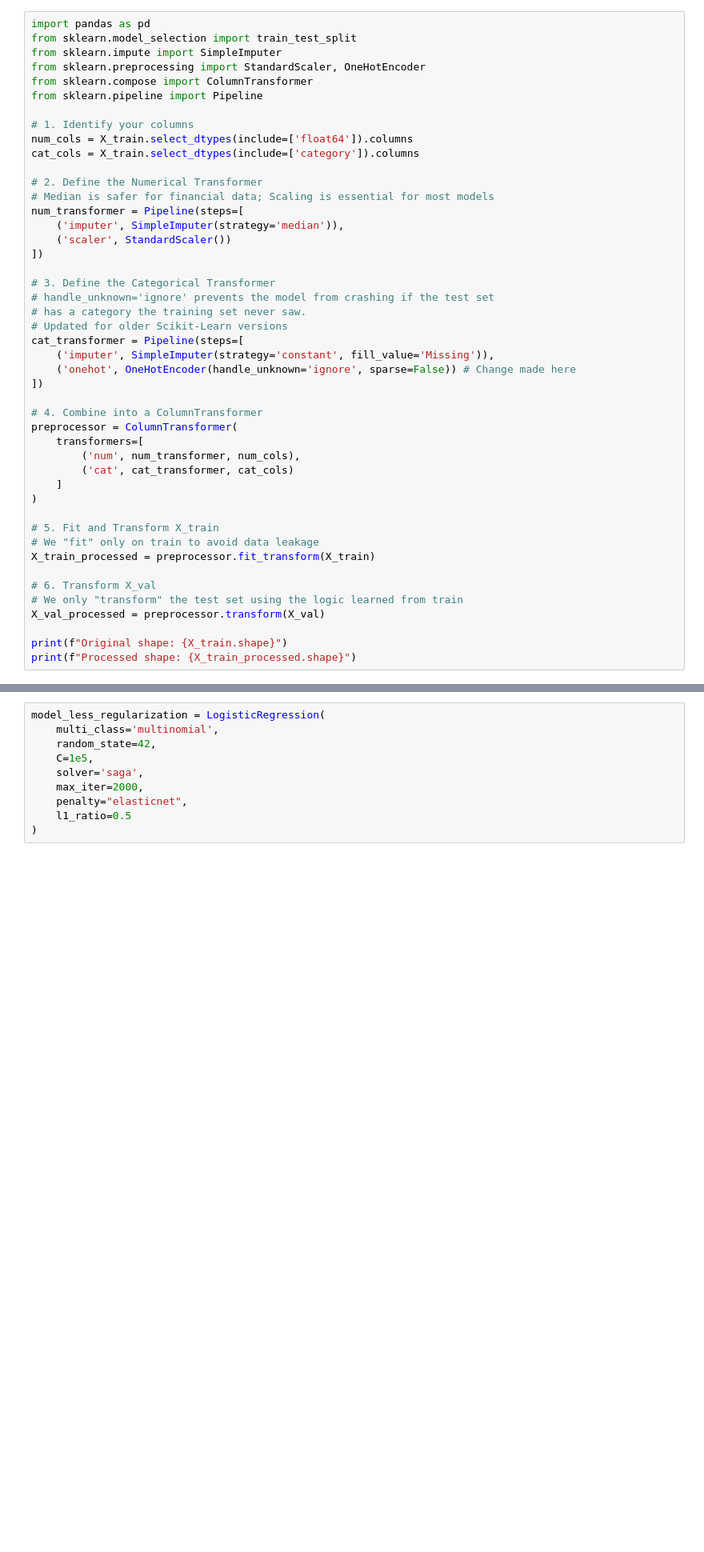
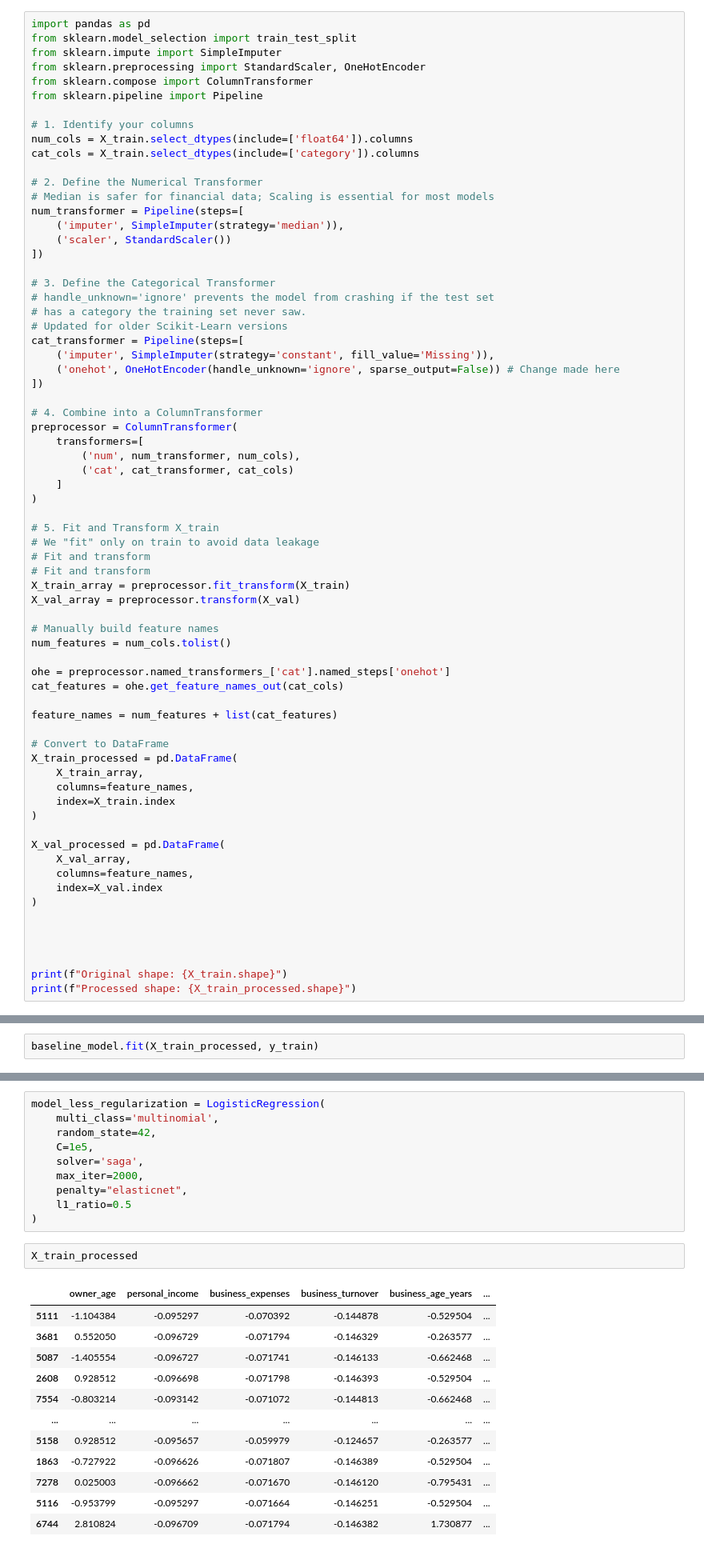
Before and after one commit to Victoria-ui227/financial_health_predictionChallenge, a Jupyter notebook: notebook1.ipynb, the cells around one changed output, grey strips where cells are left out. Shown at 80% size. Cells and saved outputs as stored; diff of their text form; blank space fills up the shorter version.

```diff
--- a/notebook1.ipynb
+++ b/notebook1.ipynb
@@ -438,7 +439,7 @@ num_transformer = Pipeline(steps=[
 # Updated for older Scikit-Learn versions
 cat_transformer = Pipeline(steps=[
     ('imputer', SimpleImputer(strategy='constant', fill_value='Missing')),
-    ('onehot', OneHotEncoder(handle_unknown='ignore', sparse=False)) # Change made here
+    ('onehot', OneHotEncoder(handle_unknown='ignore', sparse_output=False)) # Change made here
 ])
 
 # 4. Combine into a ColumnTransformer
@@ -451,11 +452,34 @@ preprocessor = ColumnTransformer(
 
 # 5. Fit and Transform X_train
 # We "fit" only on train to avoid data leakage
-X_train_processed = preprocessor.fit_transform(X_train)
+# Fit and transform
+# Fit and transform
+X_train_array = preprocessor.fit_transform(X_train)
+X_val_array = preprocessor.transform(X_val)
 
-# 6. Transform X_val
-# We only "transform" the test set using the logic learned from train
-X_val_processed = preprocessor.transform(X_val)
+# Manually build feature names
+num_features = num_cols.tolist()
+
+ohe = preprocessor.named_transformers_['cat'].named_steps['onehot']
+cat_features = ohe.get_feature_names_out(cat_cols)
+
+feature_names = num_features + list(cat_features)
+
+# Convert to DataFrame
+X_train_processed = pd.DataFrame(
+    X_train_array,
+    columns=feature_names,
+    index=X_train.index
+)
+
+X_val_processed = pd.DataFrame(
+    X_val_array,
+    columns=feature_names,
+    index=X_val.index
+)
+
+
+
 
 print(f"Original shape: {X_train.shape}")
 print(f"Processed shape: {X_train_processed.shape}")
@@ -482,0 +507,2 @@ baseline_log_loss
+# %%
+baseline_model.fit(X_train_processed, y_train)
@@ -589,3 +669,18 @@ model_less_regularization = LogisticRegression(
     penalty="elasticnet",
     l1_ratio=0.5
 )
+# %%
+X_train_processed
+# %% [output]
+|  | owner_age | personal_income | business_expenses | business_turnover | business_age_years | ... |
+| 5111 | -1.104384 | -0.095297 | -0.070392 | -0.144878 | -0.529504 | ... |
+| 3681 | 0.552050 | -0.096729 | -0.071794 | -0.146329 | -0.263577 | ... |
+| 5087 | -1.405554 | -0.096727 | -0.071741 | -0.146133 | -0.662468 | ... |
+| 2608 | 0.928512 | -0.096698 | -0.071798 | -0.146393 | -0.529504 | ... |
+| 7554 | -0.803214 | -0.093142 | -0.071072 | -0.144813 | -0.662468 | ... |
+| ... | ... | ... | ... | ... | ... | ... |
+| 5158 | 0.928512 | -0.095657 | -0.059979 | -0.124657 | -0.263577 | ... |
+| 1863 | -0.727922 | -0.096626 | -0.071807 | -0.146389 | -0.529504 | ... |
+| 7278 | 0.025003 | -0.096662 | -0.071670 | -0.146120 | -0.795431 | ... |
+| 5116 | -0.953799 | -0.095297 | -0.071664 | -0.146251 | -0.529504 | ... |
+| 6744 | 2.810824 | -0.096709 | -0.071794 | -0.146382 | 1.730877 | ... |
```
Also changed, not shown: parts of 51 cells of this notebook, 6 other files.
